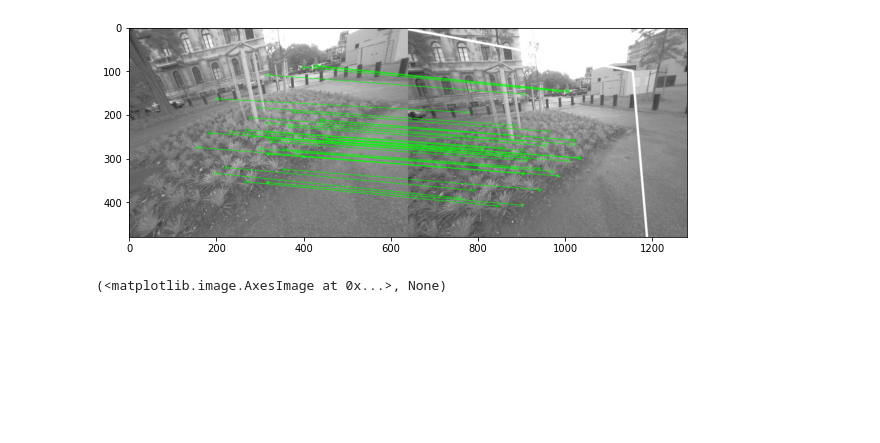
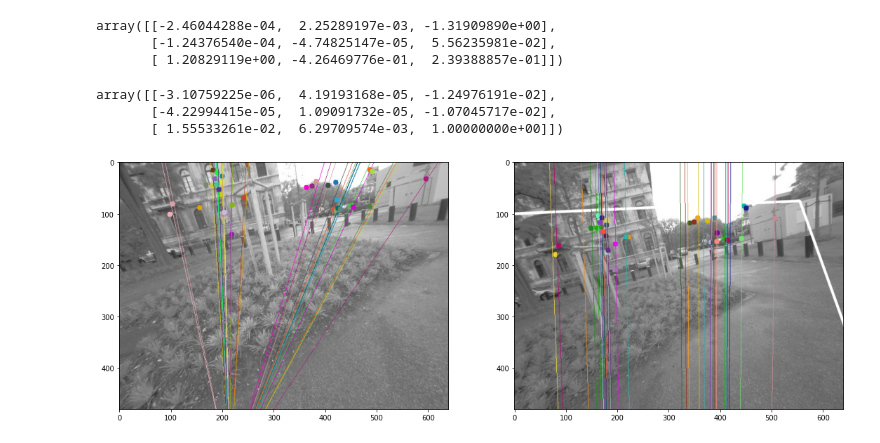
Before and after one commit to fpsawicki/02504-Computer-Vision, a Jupyter notebook: slam/slam_notebook.ipynb, the cells around one changed output. Cells and saved outputs as stored; diff of their text form; code cells hidden in the pictures; blank space fills up the shorter version.

```diff
--- a/slam/slam_notebook.ipynb
+++ b/slam/slam_notebook.ipynb
@@ -64,13 +66,10 @@ dst = cv2.perspectiveTransform(pts,M)
 img2 = cv2.polylines(img2,[np.int32(dst)], True, 255, 3, cv2.LINE_AA)
 # %%
 # img1c = cv2.imread()
-draw_params = dict(matchColor = (0,255,0), # draw matches in green color
-                   singlePointColor = None,
-                   matchesMask = matchesMask, # draw only inliers
-                   flags = 2)
-good = np.reshape(np.array(good), -1)
-img3 = cv2.drawMatches(img1, kp1, img2, kp2, good, None, **draw_params)
-plt.imshow(img3, 'gray'), plt.show()
+# draw_params = dict(matchColor = (0,255,0), # draw matches in green color
+#                    singlePointColor = None,
+#                    matchesMask = matchesMask, # draw only inliers
+#                    flags = 2)
+# good = np.reshape(np.array(good), -1)
+# img3 = cv2.drawMatches(img1, kp1, img2, kp2, good, None, **draw_params)
+# plt.imshow(img3, 'gray'), plt.show()
-# %% [output]
-[figure, removed]
-(<matplotlib.image.AxesImage at 0x...>, None)
@@ -128,0 +128,3 @@ solutions = triangulate_points(camera_matrix, src_pts, dst_pts, rot, trans, norm
+# %%
+# Essential matrix
+E, mask = cv2.findEssentialMat(src_pts, dst_pts, camera_matrix, cv2.RANSAC, 0.9)
@@ -133,0 +142,6 @@ camera_2nd = (camera_1st + solutions['t_vec'].T)[0]
+# %%
+# Fundamental matrix
+pinv_camera_t = np.linalg.pinv(camera_matrix.T)
+pinv_camera = np.linalg.pinv(camera_matrix)
+x = np.dot(pinv_camera_t, E)
+F = np.dot(x, pinv_camera)
@@ -133,0 +150,44 @@ camera_2nd = (camera_1st + solutions['t_vec'].T)[0]
+# %%
+F
+# %% [output]
+array([[-2.46044288e-04,  2.25289197e-03, -1.31909890e+00],
+       [-1.24376540e-04, -4.74825147e-05,  5.56235981e-02],
+       [ 1.20829119e+00, -4.26469776e-01,  2.39388857e-01]])
+# %%
+F2
+# %% [output]
+array([[-3.10759225e-06,  4.19193168e-05, -1.24976191e-02],
+       [-4.22994415e-05,  1.09091732e-05, -1.07045717e-02],
+       [ 1.55533261e-02,  6.29709574e-03,  1.00000000e+00]])
+# %%
+def drawlines(img1, img2, lines, pts1, pts2):
+    ''' img1 - image on which we draw the epilines for the points in img2
+        lines - corresponding epilines '''
+    r,c = img1.shape
+    img1 = cv2.cvtColor(img1,cv2.COLOR_GRAY2BGR)
+    img2 = cv2.cvtColor(img2,cv2.COLOR_GRAY2BGR)
+    for r, pt1, pt2 in zip(lines, pts1, pts2):
+        color = tuple(np.random.randint(0,255,3).tolist())
+        x0,y0 = map(int, [0, -r[2]/r[1] ])
+        x1,y1 = map(int, [c, -(r[2]+r[0]*c)/r[1] ])
+        img1 = cv2.line(img1, (x0,y0), (x1,y1), color, 1)
+        img1 = cv2.circle(img1, tuple(pt1[0]), 5, color, -1)
+        img2 = cv2.circle(img2, tuple(pt2[0]), 5, color, -1)
+    return img1,img2
+# %%
+lines1 = cv2.computeCorrespondEpilines(dst_pts.reshape(-1,1,2), 2, F)
+lines1 = lines1.reshape(-1,3)
+img5, img6 = drawlines(img1, img2, lines1, src_pts, dst_pts)
+# Find epilines corresponding to points in left image (first image) and
+# drawing its lines on right image
+lines2 = cv2.computeCorrespondEpilines(src_pts.reshape(-1,1,2), 1, F)
+lines2 = lines2.reshape(-1,3)
+img3, img4 = drawlines(img2, img1, lines2, dst_pts, src_pts)
+
+fig, ax = plt.subplots(1, 2)
+ax[0].imshow(img5)
+ax[1].imshow(img3)
+fig.set_size_inches(18.5, 10.5, forward=True)
+plt.show()
+# %% [output]
+[figure, added]
```
Also changed, not shown: parts of 14 cells of this notebook.
